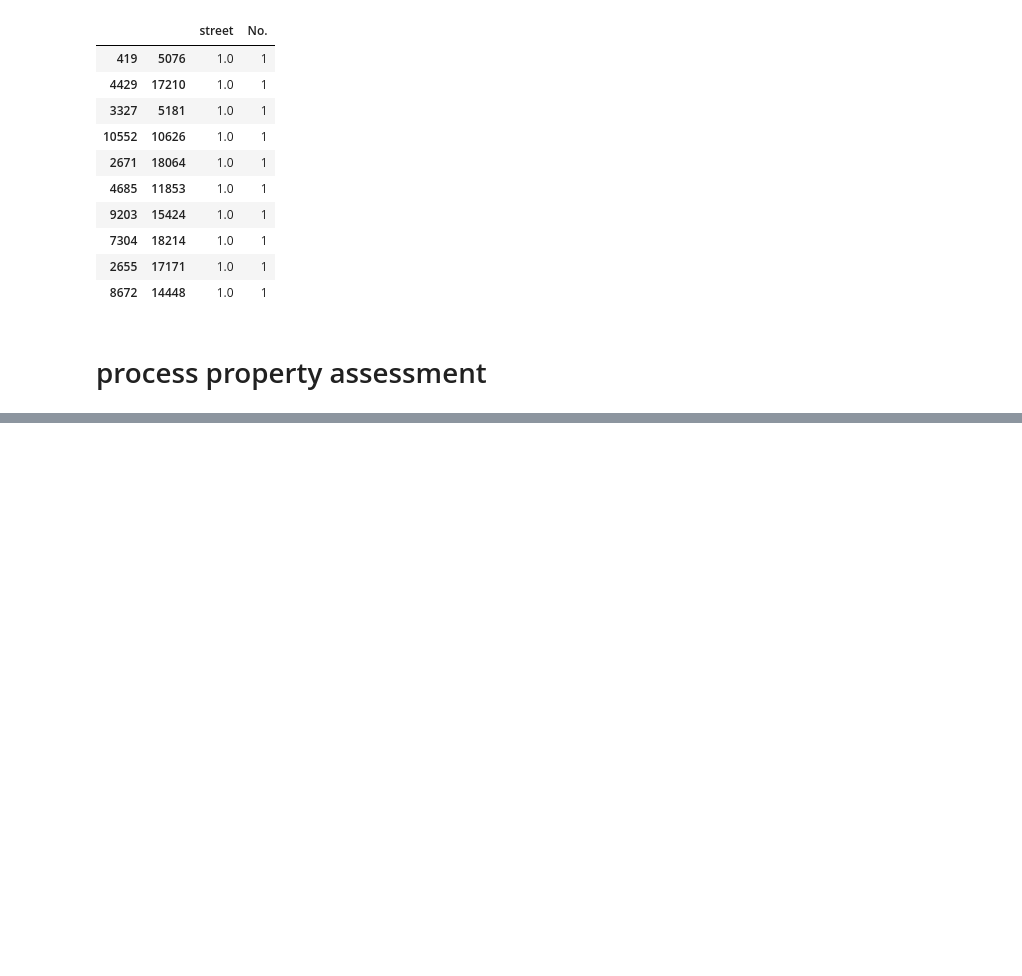
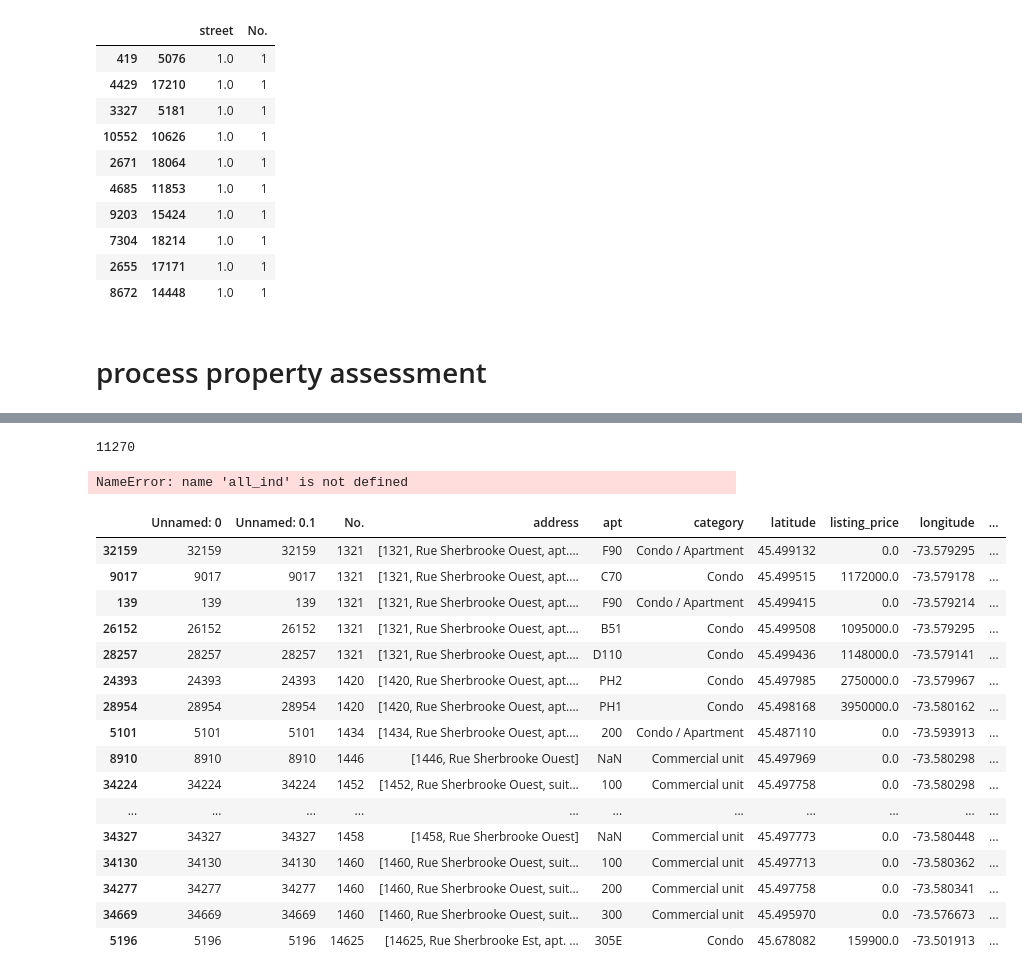
Before and after one commit to gauss1986/Genworth, a Jupyter notebook: main.ipynb, the cells around one changed output, grey strips where cells are left out. Saved outputs shown, nothing was run; the diff lists cells and outputs as text; code cells hidden in the pictures; blank space fills up the shorter version.

```diff
--- a/main.ipynb
+++ b/main.ipynb
@@ -485,0 +756,6 @@ property_assess
+# %%
+start = time.time()
+
+features = compare_house.compute(pairs2, house_main.iloc[all_ind].fillna(value=-1), prop_main_withoutID.fillna(value=-1))
+
+print 'Take',time.time()-start
@@ -485,0 +764,2 @@ property_assess
+# %%
+indexs2 = features[features.sum(axis=1)>2]
@@ -485,0 +787,31 @@ property_assess
+# %%
+for i in np.unique(indexs2.index.get_level_values(0)):
+    all_ind.remove(i)
+# %%
+len(all_ind)
+# %% [output]
+11270
+# %%
+house_left = house_main.iloc[all_ind]
+# %% [output]
+NameError: name 'all_ind' is not defined
+# %%
+house_left[house_left.street_ind=='Sherbrooke'].sort_values('No.').iloc[30:60]
+# %% [output]
+|  | Unnamed: 0 | Unnamed: 0.1 | No. | address | apt | category | latitude | listing_price | longitude | ... |
+| 32159 | 32159 | 32159 | 1321 | [1321, Rue Sherbrooke Ouest, apt.... | F90 | Condo / Apartment | 45.499132 | 0.0 | -73.579295 | ... |
+| 9017 | 9017 | 9017 | 1321 | [1321, Rue Sherbrooke Ouest, apt.... | C70 | Condo | 45.499515 | 1172000.0 | -73.579178 | ... |
+| 139 | 139 | 139 | 1321 | [1321, Rue Sherbrooke Ouest, apt.... | F90 | Condo / Apartment | 45.499415 | 0.0 | -73.579214 | ... |
+| 26152 | 26152 | 26152 | 1321 | [1321, Rue Sherbrooke Ouest, apt.... | B51 | Condo | 45.499508 | 1095000.0 | -73.579295 | ... |
+| 28257 | 28257 | 28257 | 1321 | [1321, Rue Sherbrooke Ouest, apt.... | D110 | Condo | 45.499436 | 1148000.0 | -73.579141 | ... |
+| 24393 | 24393 | 24393 | 1420 | [1420, Rue Sherbrooke Ouest, apt.... | PH2 | Condo | 45.497985 | 2750000.0 | -73.579967 | ... |
+| 28954 | 28954 | 28954 | 1420 | [1420, Rue Sherbrooke Ouest, apt.... | PH1 | Condo | 45.498168 | 3950000.0 | -73.580162 | ... |
+| 5101 | 5101 | 5101 | 1434 | [1434, Rue Sherbrooke Ouest, apt.... | 200 | Condo / Apartment | 45.487110 | 0.0 | -73.593913 | ... |
+| 8910 | 8910 | 8910 | 1446 | [1446, Rue Sherbrooke Ouest] | NaN | Commercial unit | 45.497969 | 0.0 | -73.580298 | ... |
+| 34224 | 34224 | 34224 | 1452 | [1452, Rue Sherbrooke Ouest, suit... | 100 | Commercial unit | 45.497758 | 0.0 | -73.580298 | ... |
+| ... | ... | ... | ... | ... | ... | ... | ... | ... | ... | ... |
+| 34327 | 34327 | 34327 | 1458 | [1458, Rue Sherbrooke Ouest] | NaN | Commercial unit | 45.497773 | 0.0 | -73.580448 | ... |
+| 34130 | 34130 | 34130 | 1460 | [1460, Rue Sherbrooke Ouest, suit... | 100 | Commercial unit | 45.497713 | 0.0 | -73.580362 | ... |
+| 34277 | 34277 | 34277 | 1460 | [1460, Rue Sherbrooke Ouest, suit... | 200 | Commercial unit | 45.497758 | 0.0 | -73.580341 | ... |
+| 34669 | 34669 | 34669 | 1460 | [1460, Rue Sherbrooke Ouest, suit... | 300 | Commercial unit | 45.495970 | 0.0 | -73.576673 | ... |
+| 5196 | 5196 | 5196 | 14625 | [14625, Rue Sherbrooke Est, apt. ... | 305E | Condo | 45.678082 | 159900.0 | -73.501913 | ... |
```
Also changed, not shown: parts of 82 cells of this notebook, 1 other file.
